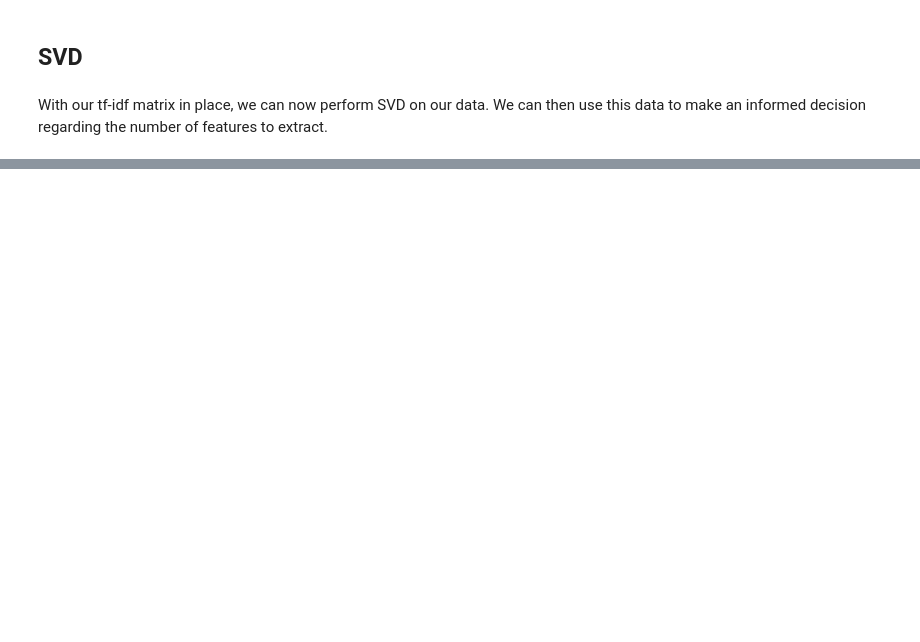
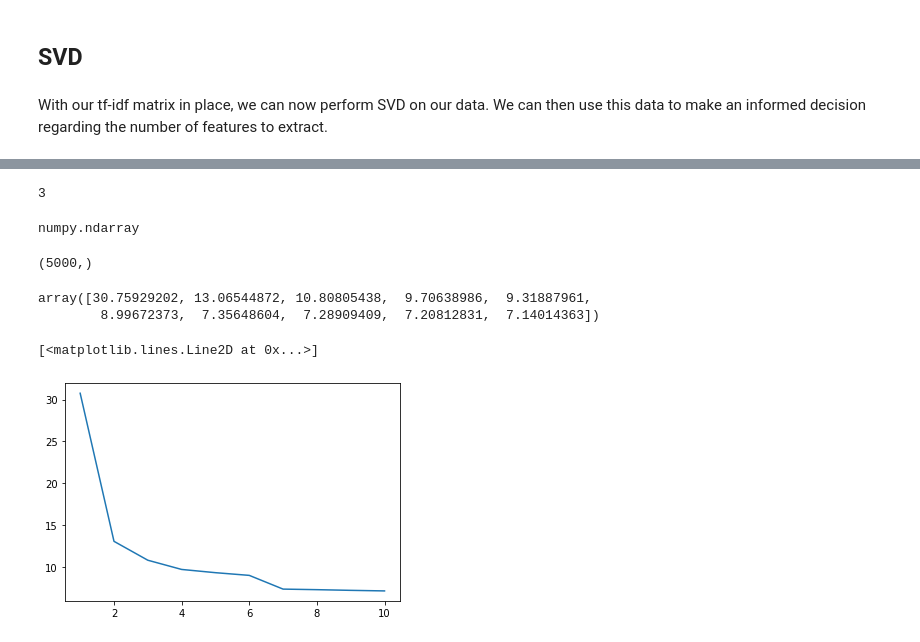
Before and after one commit to adiguzelomer/craft_beer_ratings, a Jupyter notebook: initial_nlp.ipynb, the cells around one changed output, grey strips where cells are left out. Cells and saved outputs as stored; diff of their text form; code cells hidden in the pictures; blank space fills up the shorter version.

```diff
--- a/initial_nlp.ipynb
+++ b/initial_nlp.ipynb
@@ -203,0 +239,2 @@ array([0.00400484, 0.00787582, 0.00551089, 0.00475468, 0.00408173,
+# %%
+svd_results = np.linalg.svd(doc_term.toarray(()))
@@ -203,0 +249,25 @@ array([0.00400484, 0.00787582, 0.00551089, 0.00475468, 0.00408173,
+# %%
+len(svd_results)
+# %% [output]
+3
+# %%
+U, S, Vh = svd_results
+# %%
+type(U)
+# %% [output]
+numpy.ndarray
+# %%
+S.shape
+# %% [output]
+(5000,)
+# %%
+S[0:10]
+# %% [output]
+array([30.75929202, 13.06544872, 10.80805438,  9.70638986,  9.31887961,
+        8.99672373,  7.35648604,  7.28909409,  7.20812831,  7.14014363])
+# %%
+ax = plt.subplot()
+ax.plot(range(1, len(S[0:10])+1), S[0:10])
+# %% [output]
+[<matplotlib.lines.Line2D at 0x...>]
+[figure, added]
```
Also changed, not shown: parts of 22 cells of this notebook, 1 other file.
